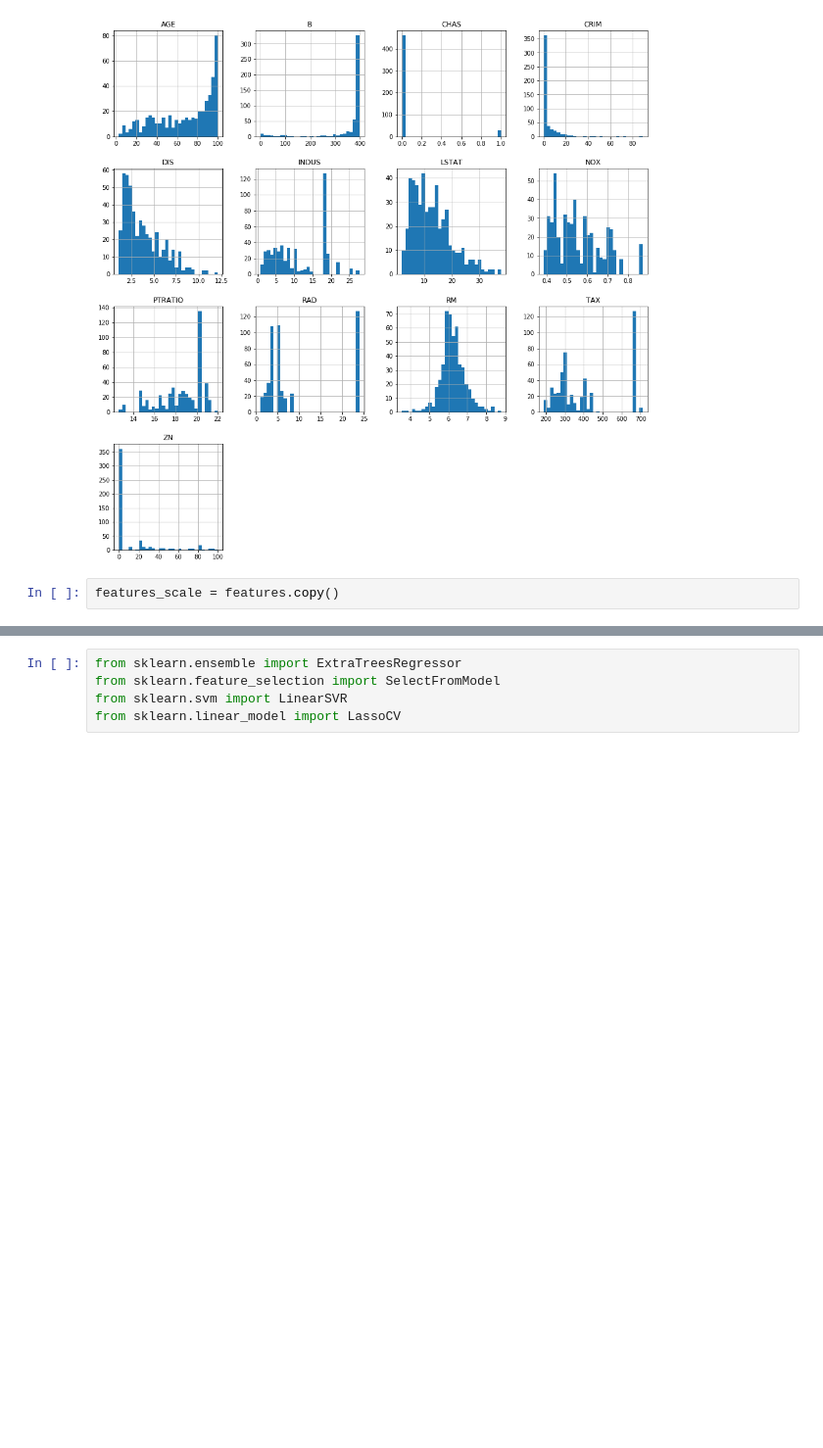
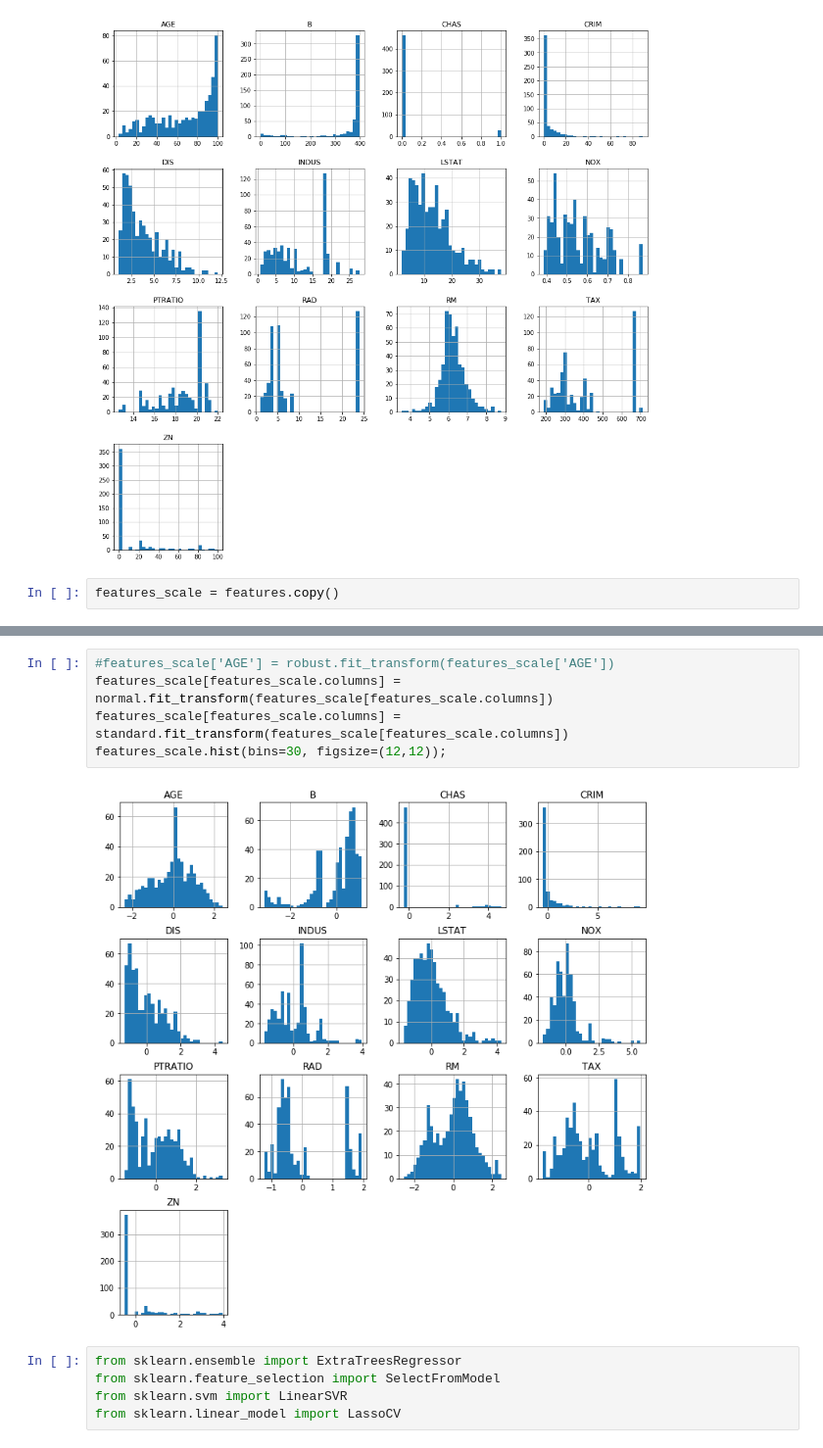
Before and after one commit to Tashwini12/Boston-Housing, a Jupyter notebook: boston_housing.ipynb, the cells around one changed output, grey strips where cells are left out. Shown at 98% size. Cells and saved outputs as stored; diff of their text form; blank space fills up the shorter version.

```diff
--- a/boston_housing.ipynb
+++ b/boston_housing.ipynb
@@ -537,3 +544,10 @@ features_scale = features.copy()
+# %%
+#features_scale['AGE'] = robust.fit_transform(features_scale['AGE'])
+features_scale[features_scale.columns] = normal.fit_transform(features_scale[features_scale.columns])
+features_scale[features_scale.columns] = standard.fit_transform(features_scale[features_scale.columns])
+features_scale.hist(bins=30, figsize=(12,12));
+# %% [output]
+[figure, added]
 # %%
 from sklearn.ensemble import ExtraTreesRegressor
 from sklearn.feature_selection import SelectFromModel
```
Also changed, not shown: parts of 2 cells of this notebook.
